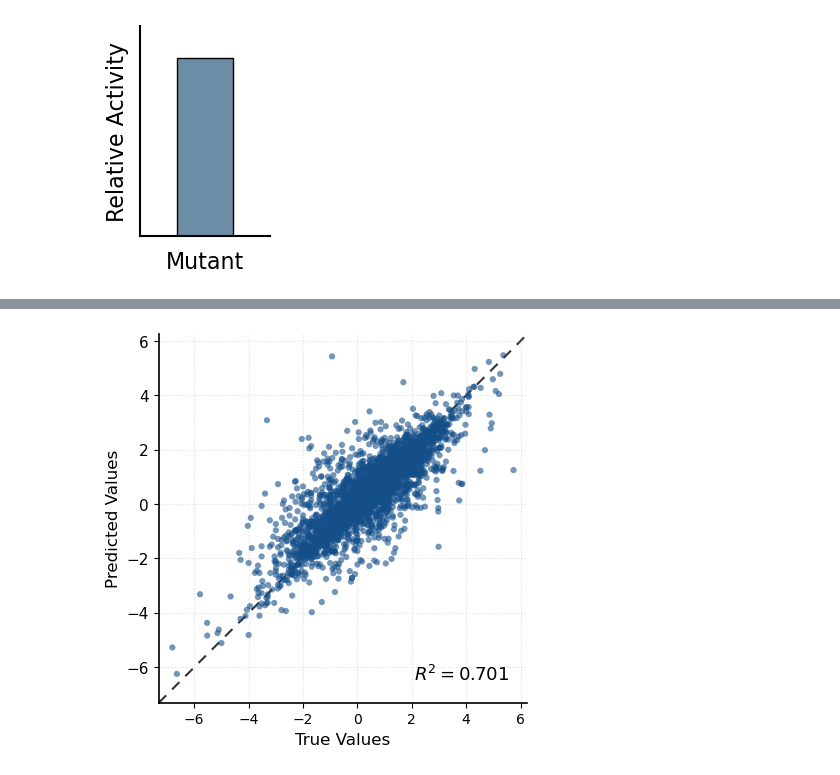
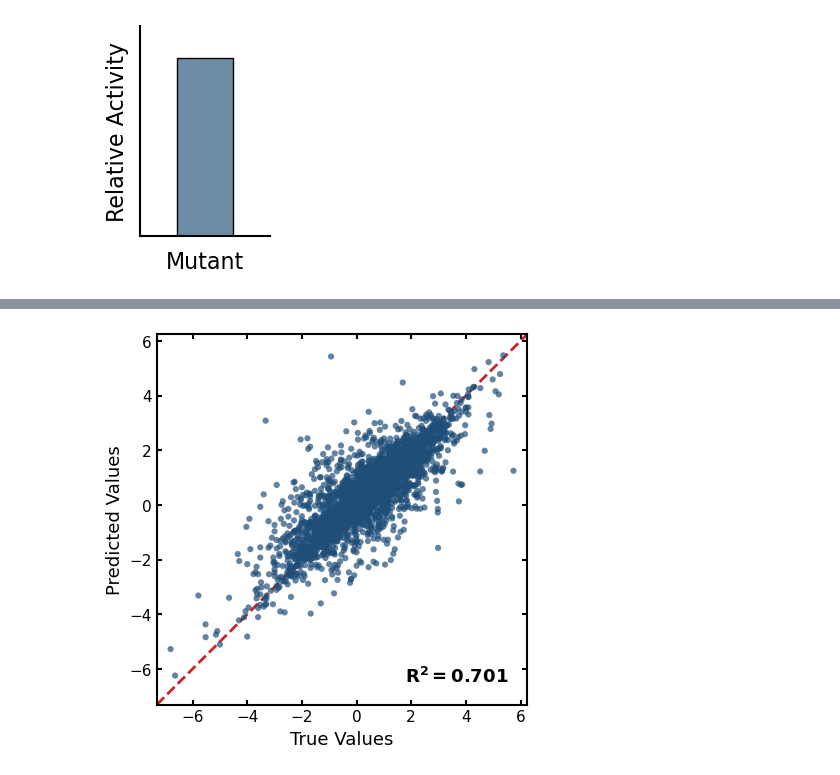
Before and after one commit to ZWR0/Interkcat, a Jupyter notebook: Codes/Figure.ipynb, the cells around one changed output, grey strips where cells are left out. Cells and saved outputs as stored; diff of their text form; code cells hidden in the pictures.

```diff
--- a/Codes/Figure.ipynb
+++ b/Codes/Figure.ipynb
@@ -435,89 +314,61 @@ import numpy as np
 import matplotlib.pyplot as plt
 from sklearn.metrics import r2_score
 
-# =========================================================
-# 1. 全局 SCI 顶刊排版样式设置
-# =========================================================
 plt.style.use('default')
 plt.rcParams.update({
     'font.family': 'sans-serif',
     'font.sans-serif': ['Arial', 'Helvetica', 'DejaVu Sans'],
     'pdf.fonttype': 42,
     'ps.fonttype': 42,
-    'axes.labelsize': 12,          # 轴标签字号 (单图适度加大)
-    'xtick.labelsize': 10,
+    'axes.labelsize': 13,
+    'xtick.labelsize': 11,
     'ytick.labelsize': 11,
-    'axes.linewidth': 1.2,         # 边框加粗
+    'axes.linewidth': 1.5,
+    'xtick.direction': 'in',
+    'ytick.direction': 'in',
+    'xtick.major.width': 1.5,
+    'ytick.major.width': 1.5,
 })
 
-# =========================================================
-# 2. 读取与预处理数据
-# =========================================================
-# 尝试读取数据 (兼容您的文件夹路径和直接读取)
+# Data
 file_path = "./Interkcat/model_test_performance.csv"
 try:
     df_perf = pd.read_csv(file_path)
 except FileNotFoundError:
     df_perf = pd.read_csv("model_test_performance.csv")
 
 all_val_preds = df_perf['Predicted']
 all_val_targets = df_perf['Actual']
 
-# 计算真实数据的 R2 分数
 r2 = r2_score(all_val_targets, all_val_preds)
 
-# =========================================================
-# 3. 创建画布并绘图
-# =========================================================
-# 散点对比图最佳比例为严格的正方形，这里设定 4.5 x 4.5 英寸
 fig, ax = plt.subplots(figsize=(4.5, 4.5))
 
-# 绘制散点图 (使用经典的深蓝科研色，增加透明度呈现点云密度)
 ax.scatter(all_val_targets, all_val_preds,
-           s=20, c='#144f8a', alpha=0.6, edgecolors='none', zorder=2)
+           s=20, c='#1F4E79', alpha=0.7, edgecolors='none', zorder=2)
 
-# =========================================================
-# 4. 坐标轴、对角线与细节格式化
-# =========================================================
-# 计算坐标轴的上下限，稍微留一点缓冲空间
 lims = [
     min(all_val_preds.min(), all_val_targets.min()) - 0.5,
     max(all_val_preds.max(), all_val_targets.max()) + 0.5
 ]
 
-# 绘制完美的 Y=X 理想预测对角线 (置于底层 zorder=1)
-ax.plot(lims, lims, color='black', linestyle='--', linewidth=1.5,
-        dashes=(5, 4), alpha=0.8, zorder=1)
+ax.plot(lims, lims, color='#C00000', linestyle='--', linewidth=2.0,
+        alpha=0.85, zorder=1)
 
-# 【核心】强制XY轴物理刻度比例为 1:1，保证对角线是严格的 45 度角
 ax.set_aspect('equal')
 ax.set_xlim(lims)
 ax.set_ylim(lims)
-
 ax.set_xlabel('True Values')
 ax.set_ylabel('Predicted Values')
-
-# 隐藏上方和右侧的边框线
-ax.spines['top'].set_visible(False)
-ax.spines['right'].set_visible(False)
-
-ax.grid(True, linestyle=':', alpha=0.4)
-
-# =========================================================
-# 5. 添加 R2 分数标注
-# =========================================================
-# 将 R2 文本标注在右下角空白处，使用 \mathbf 实现粗体数学渲染
-ax.text(0.95, 0.05, rf'${{R^2 = {r2:.3f}}}$', transform=ax.transAxes,
+ax.tick_params(top=True, right=True, direction='in')
+ax.text(0.95, 0.05, rf'$\mathbf{{R^2 = {r2:.3f}}}$', transform=ax.transAxes,
         fontsize=13, va='bottom', ha='right', color='black')
-
-# =========================================================
-# 6. 调整布局与导出
-# =========================================================
+=
 plt.tight_layout()
-plt.savefig('./Interkcat/Figure/F3_C.png', dpi=300, bbox_inches='tight', transparent=True)
+# plt.savefig('./Interkcat/Figure/F3_C.png', dpi=300, bbox_inches='tight', transparent=True)
 plt.show()
 # %% [output]
-[figure, old version]
+[figure, new version]
 # %%
 import pandas as pd
 import numpy as np
```
Also changed, not shown: parts of 9 cells of this notebook.
